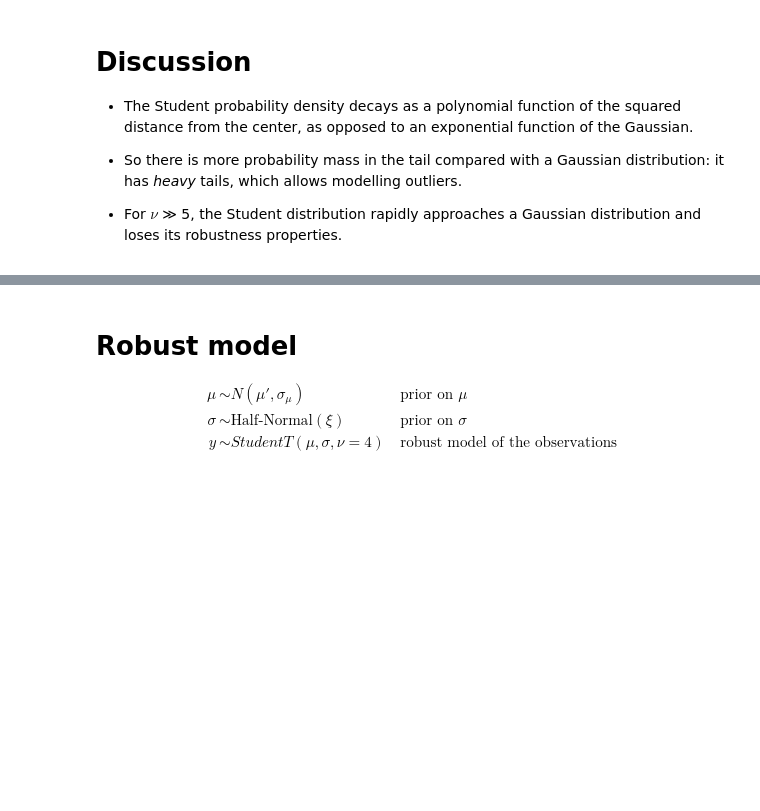
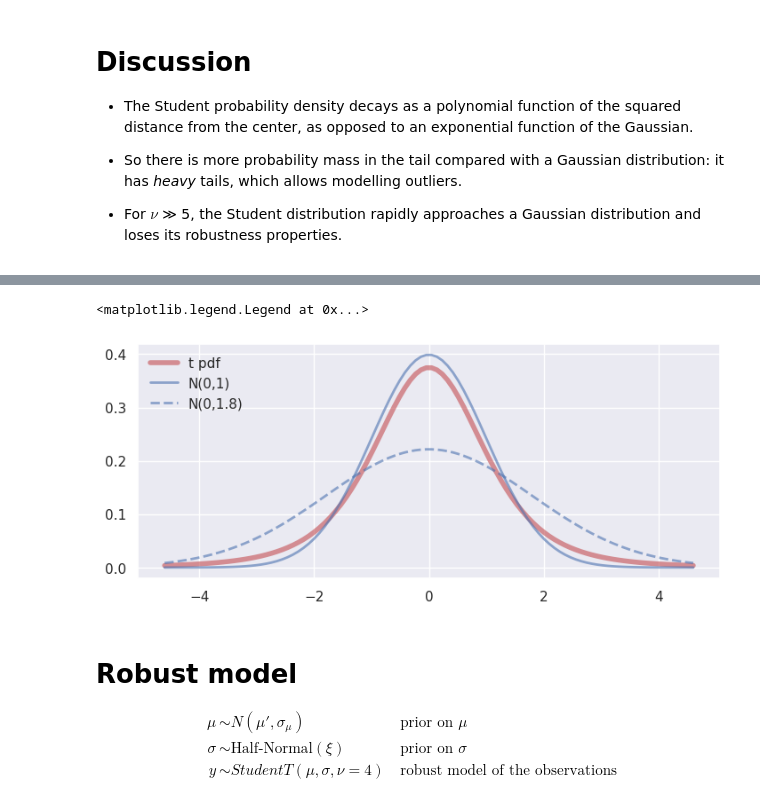
Before and after one commit to Anubhab17/M-D5030E---Bayesian-Data-Analysis-and-Probabilistic-Programming---24-25--colab_notebooks, a Jupyter notebook: 2_ProbProgramming_normal_normal.ipynb, the cells around one changed output, grey strips where cells are left out. Saved outputs shown, nothing was run; the diff lists cells and outputs as text; code cells hidden in the pictures; blank space fills up the shorter version.

```diff
--- a/2_ProbProgramming_normal_normal.ipynb
+++ b/2_ProbProgramming_normal_normal.ipynb
@@ -365,3 +372,16 @@ rather than a normal distribution.
+# %%
+x = np.linspace(t.ppf(0.005, 4),
+                t.ppf(0.995, 4), 100)
+plt.plot(x, t.pdf(x, 4),
+       'r-', lw=4, alpha=0.6, label='t pdf')
+plt.plot(x, norm.pdf(x),
+       'b-', lw=2, alpha=0.6, label='N(0,1)')
+plt.plot(x, norm.pdf(x, scale = 1.8),
+       'b--', lw=2, alpha=0.6, label='N(0,1.8)')
+plt.legend(loc="upper left")
+# %% [output]
+<matplotlib.legend.Legend at 0x...>
+[figure, added]
 # %% [markdown]
 # Robust  model
 
```
Also changed, not shown: parts of 25 cells of this notebook.
